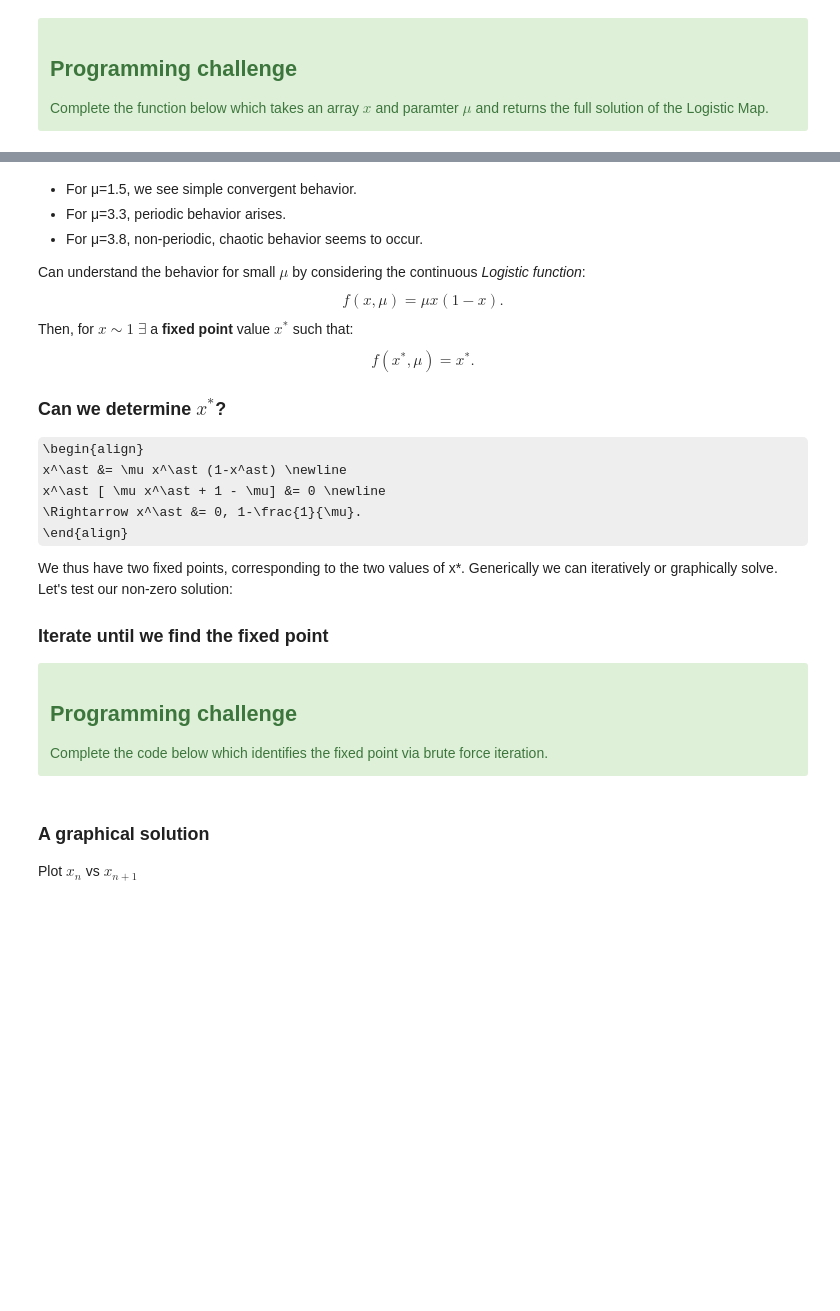
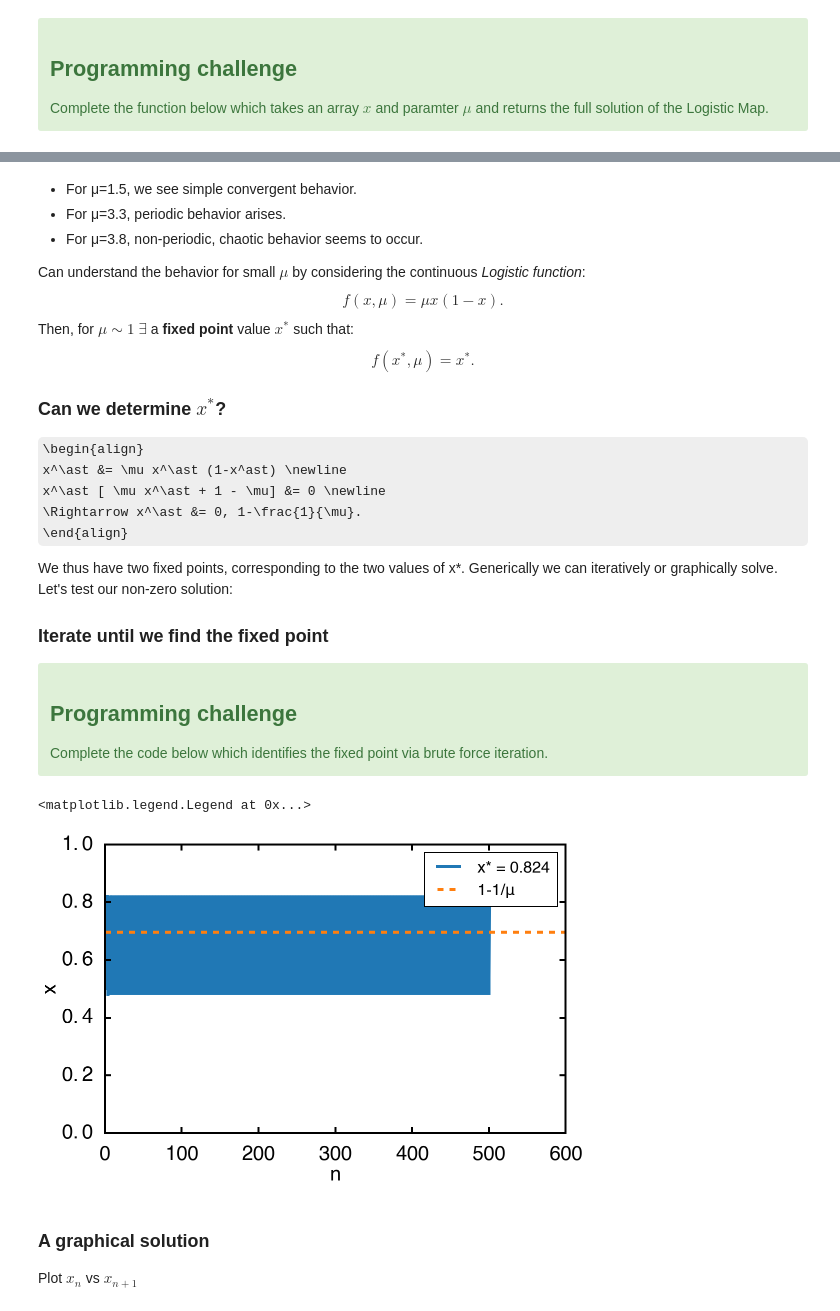
Before and after one commit to agdelma/IntroCompPhysics, a Jupyter notebook: Notebooks/18_LogisticMap.ipynb, the cells around one changed output, grey strips where cells are left out. Saved outputs shown, nothing was run; the diff lists cells and outputs as text; code cells hidden in the pictures; some formulas as TeX source; blank space fills up the shorter version.

```diff
--- a/Notebooks/18_LogisticMap.ipynb
+++ b/Notebooks/18_LogisticMap.ipynb
@@ -88,7 +92,7 @@ Can understand the behavior for small $\mu$ by considering the continuous *Logis
 \begin{equation}
 f(x,\mu) = \mu x (1-x).
 \end{equation}
-Then, for $x\sim 1$ $\exists$ a **fixed point** value $x^\ast$ such that:
+Then, for $\mu\sim 1$ $\exists$ a **fixed point** value $x^\ast$ such that:
 \begin{equation}
 f(x^\ast,\mu) = x^\ast.
 \end{equation}
@@ -118,21 +122,26 @@ while np.abs(x[-1]-x[-2]) > 1.0E-6 and n < 200:
 -->
 # %%
 x = [np.random.random()]
-cμ = 1.25
+cμ = 3.3
 
 # the first iteration
 x.append(cμ*x[0]*(1-x[0]))
 
 # continue until we find a fixed point
-
-### INSERT CODE HERE
+n = 0
+while np.abs(x[-2]-x[-1]) > 1.0E-6 and n < 500:
+    x.append(cμ*x[-1]*(1-x[-1]))
+    n += 1
 
 plt.plot(x, color=colors[0],label='x* = %5.3f' % x[-1])
 plt.axhline(y=(1.0-1.0/cμ), color=colors[1], linestyle='--', label='1-1/μ')
 plt.ylim(0,1)
 plt.xlabel('n')
 plt.ylabel('x')
 plt.legend(frameon=True)
+# %% [output]
+<matplotlib.legend.Legend at 0x...>
+[figure, added]
 # %% [markdown]
 ### A graphical solution
 Plot $x_n$ vs $x_{n+1}$
```
Also changed, not shown: parts of 6 cells of this notebook.
